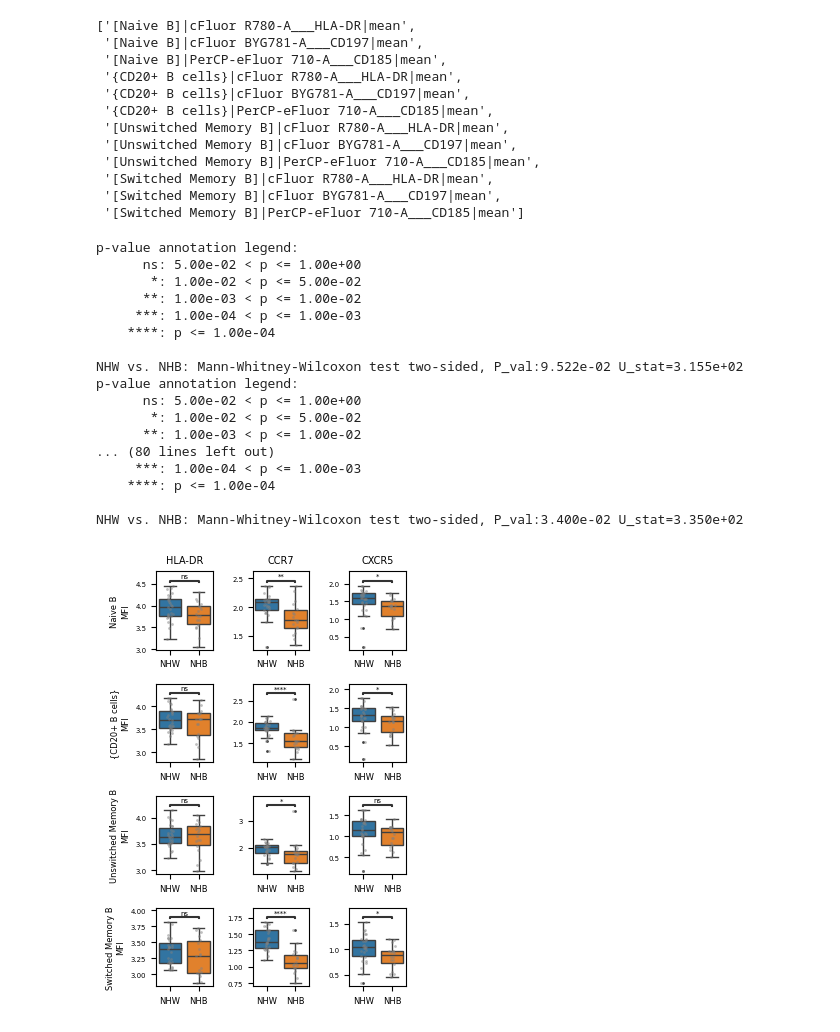
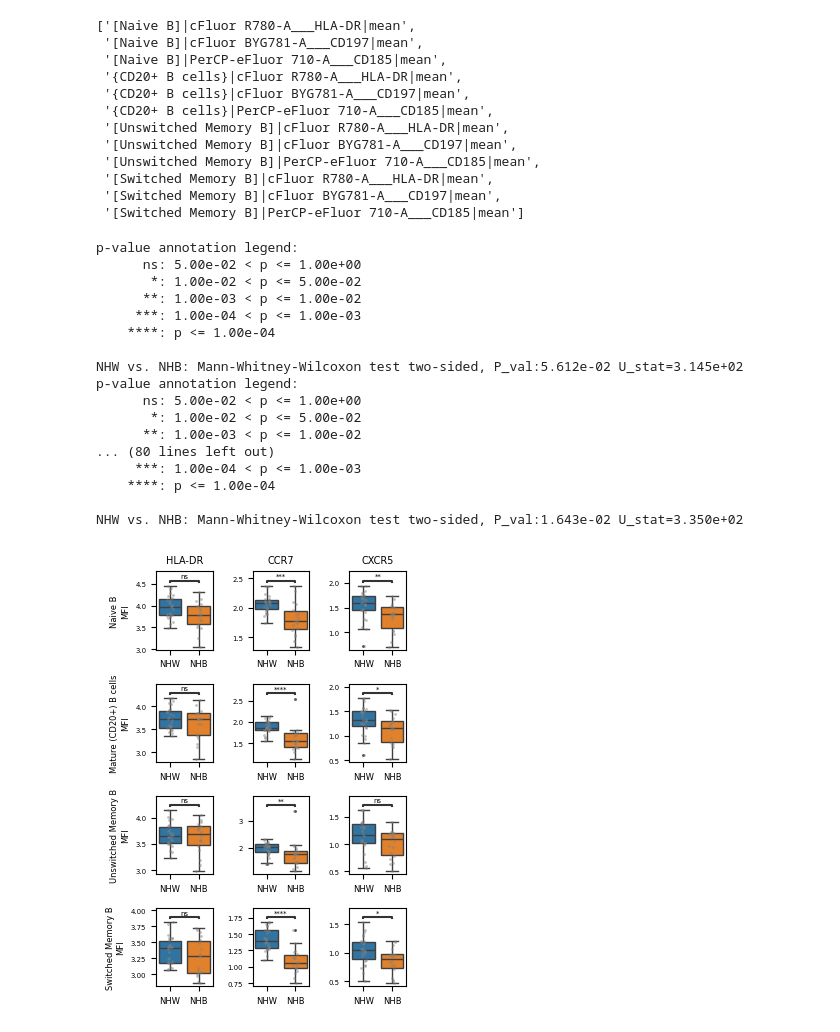
Before and after one commit to ChelseaCHENX/Immune-Weathering-scRNA-seq, a Jupyter notebook: 11_MFI_analysis_cancer_TB_panel.ipynb, the cells around one changed output. Cells and saved outputs as stored; diff of their text form; code cells hidden in the pictures.

```diff
--- a/11_MFI_analysis_cancer_TB_panel.ipynb
+++ b/11_MFI_analysis_cancer_TB_panel.ipynb
@@ -165,5 +173,6 @@ dfp
 77 rows × 2547 columns
 # %%
 dfp = dfp[
-(dfp['Subtype']=='HR+,HER2-')
+    (dfp['Subtype']=='HR+,HER2-') &
+    (dfp['Patient ID'] != '29') # outlier sample, 29-I / Pool137_32
 ]
@@ -610,35 +625,35 @@ for i, cell_raw in enumerate(cell_order):
 
         # y-label only on first column
         if j == 0:
-            pretty = cell_raw.replace('[Tregs] (CD25+/CD127lo', 'Treg').strip('[]')
+            pretty = cell_raw.strip('[]').strip('{}').replace('CD20+ B cells','Mature (CD20+) B cells')
             ax.set_ylabel(f'{pretty}\nMFI', fontsize=6)
         else:
             ax.set_ylabel('')
 
         ax.set_xlabel('')
         ax.tick_params(axis='x', labelsize=6)
         ax.tick_params(axis='y', labelsize=5)
 
 plt.tight_layout()
 plt.savefig('plots/S7_3/MFI_Bcells.pdf',
             bbox_inches='tight')
 plt.show()
 # %% [output]
 p-value annotation legend:
       ns: 5.00e-02 < p <= 1.00e+00
        *: 1.00e-02 < p <= 5.00e-02
       **: 1.00e-03 < p <= 1.00e-02
      ***: 1.00e-04 < p <= 1.00e-03
     ****: p <= 1.00e-04
 
-NHW vs. NHB: Mann-Whitney-Wilcoxon test two-sided, P_val:9.522e-02 U_stat=3.155e+02
+NHW vs. NHB: Mann-Whitney-Wilcoxon test two-sided, P_val:5.612e-02 U_stat=3.145e+02
 p-value annotation legend:
       ns: 5.00e-02 < p <= 1.00e+00
        *: 1.00e-02 < p <= 5.00e-02
       **: 1.00e-03 < p <= 1.00e-02
 ... (80 lines left out)
      ***: 1.00e-04 < p <= 1.00e-03
     ****: p <= 1.00e-04
 
-NHW vs. NHB: Mann-Whitney-Wilcoxon test two-sided, P_val:3.400e-02 U_stat=3.350e+02
+NHW vs. NHB: Mann-Whitney-Wilcoxon test two-sided, P_val:1.643e-02 U_stat=3.350e+02
-[figure, old version]
+[figure, new version]
```
Also changed, not shown: parts of 4 cells of this notebook, 1 other file.
